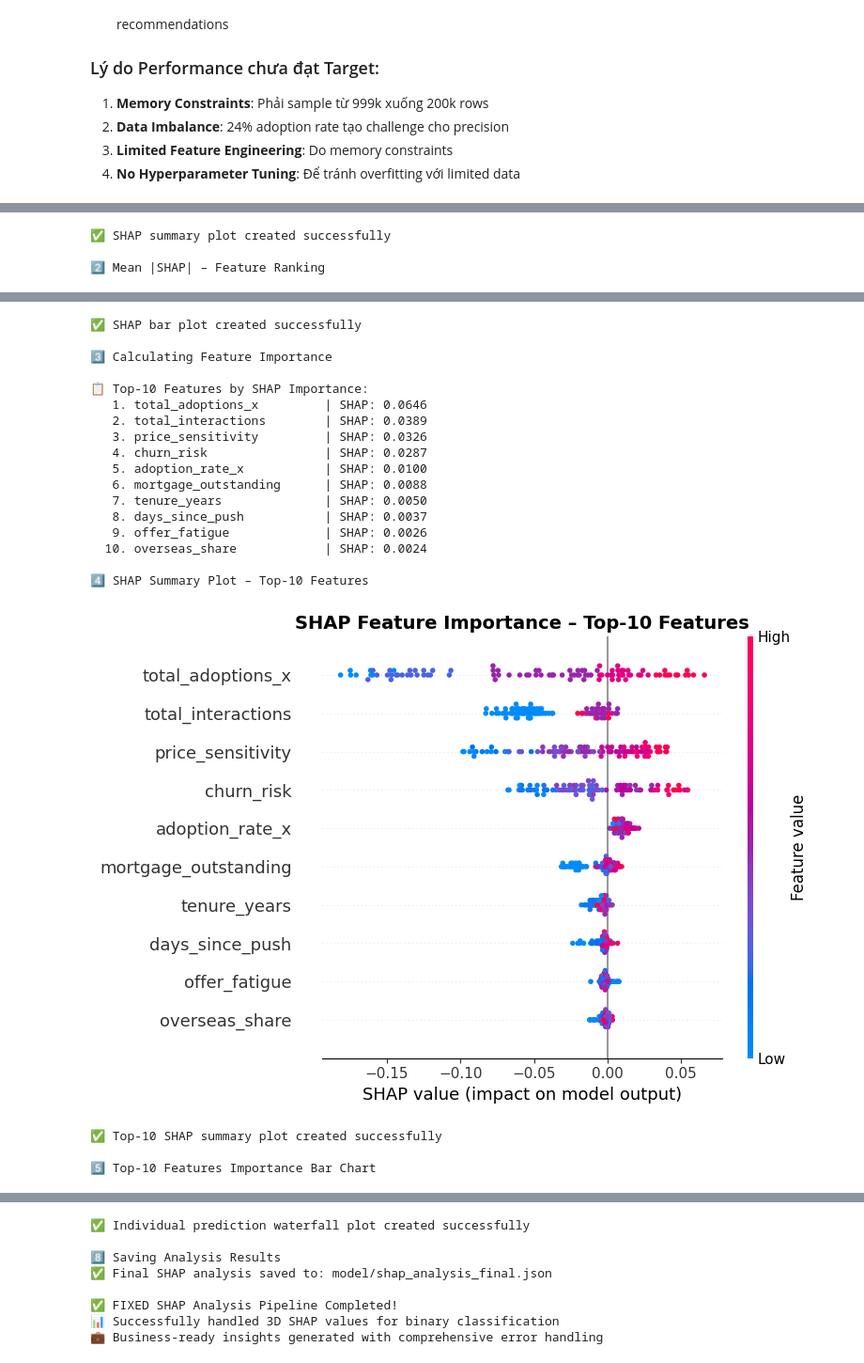
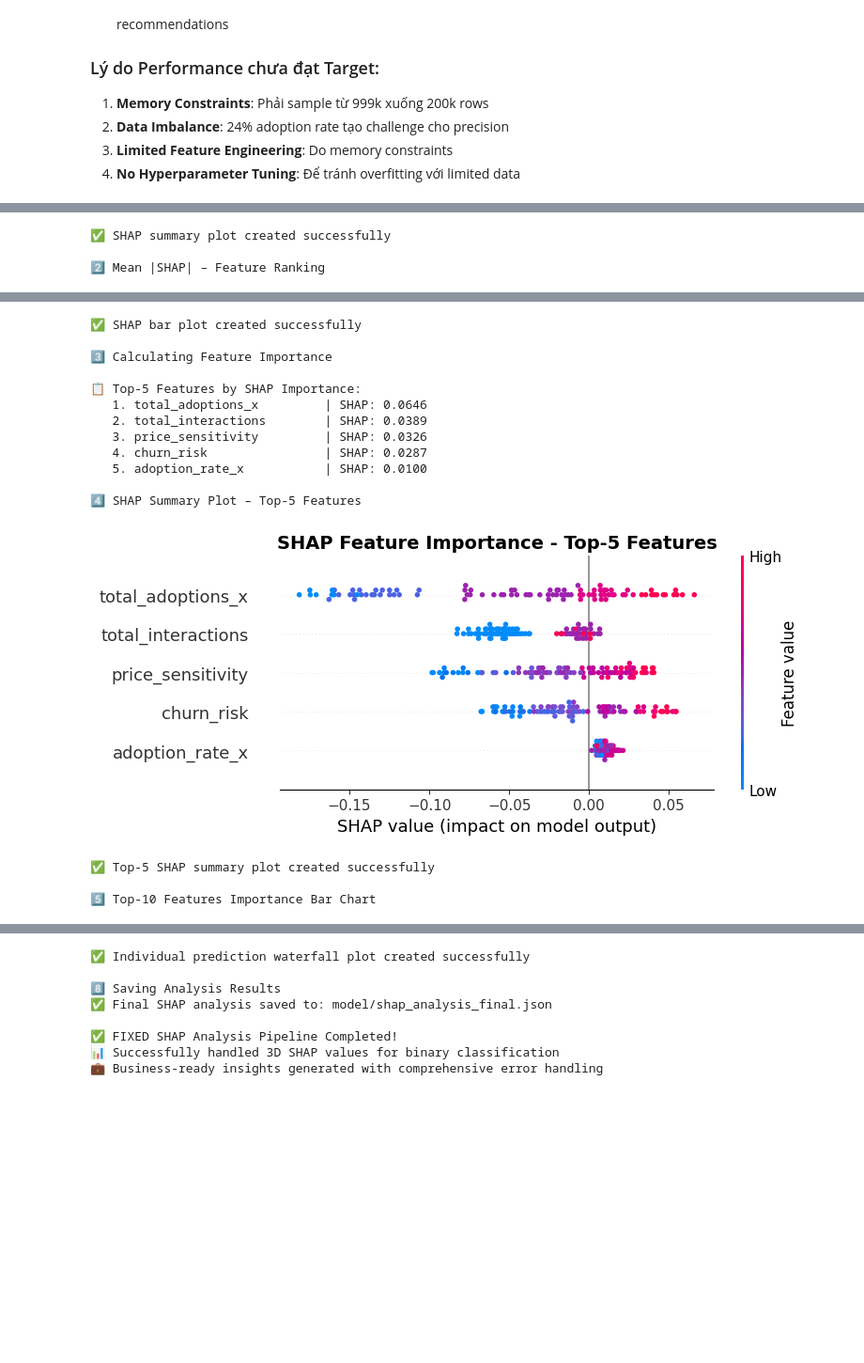
Before and after one commit to kiet21042003/Hack-CX-Hackathon-TCB, a Jupyter notebook: 03_advanced_modeling.ipynb, the cells around one changed output, grey strips where cells are left out. Shown: that part at 94% size. Cells and saved outputs as stored; diff of their text form; code cells hidden in the pictures; blank space fills up the shorter version.

```diff
--- a/03_advanced_modeling.ipynb
+++ b/03_advanced_modeling.ipynb
@@ -1788,9 +2152,11 @@ def generate_production_recommendations(customer_id, model, scaler, products_df,
             product_info = product_details.iloc[0]
 
             # Safely extract product features without causing column errors
-            # product_name = f"Product_{product_id[:8]}"  # Use consistent naming
+            # Get category and tier from product_info
+            category = product_info.get('category', 'Unknown')
+            tier = product_info.get('tier', 'Standard')
             product_name = f"{category} tier {tier}"  # Use consistent naming
-            category = row.get('category', 'Unknown')  # Get from modeling_data instead
+            category = row.get('category', category)  # Get from modeling_data, fallback to product_info
 
             recommendation = {
                 "product_id": product_id,
@@ -2359,14 +2692,14 @@ try:
             "importance": mean_shap_values[:min_length]
         }).sort_values("importance", ascending=False).reset_index(drop=True)
 
-        top_10_features = feature_importance_df.head(10)
+        top_10_features = feature_importance_df.head(5)
 
-        print("\n📋 Top-10 Features by SHAP Importance:")
+        print("\n📋 Top-5 Features by SHAP Importance:")
         for idx, row in top_10_features.iterrows():
             print(f"  {idx+1:2d}. {row['feature']:<25} | SHAP: {row['importance']:.4f}")
 
         # 4. Top-10 features visualization
-        print("\n4️⃣ SHAP Summary Plot – Top-10 Features")
+        print("\n4️⃣ SHAP Summary Plot – Top-5 Features")
         try:
             # Get the actual column indices for top features
             top_10_names = top_10_features['feature'].tolist()
@@ -2384,10 +2717,10 @@ try:
                     feature_names=top_10_feature_names,
                     show=False
                 )
-                plt.title("SHAP Feature Importance – Top-10 Features", fontsize=14, fontweight="bold")
+                plt.title("SHAP Feature Importance - Top-5 Features", fontsize=14, fontweight="bold")
                 plt.tight_layout()
                 plt.show()
-                print("✅ Top-10 SHAP summary plot created successfully")
+                print("✅ Top-5 SHAP summary plot created successfully")
             else:
                 print("❌ Not enough features identified for top-10 plot")
         except Exception as e:
@@ -2572,25 +2905,20 @@ print("💼 Business-ready insights generated with comprehensive error handling"
 ✅ SHAP summary plot created successfully
 
 2️⃣ Mean |SHAP| – Feature Ranking
 [figure]
 ✅ SHAP bar plot created successfully
 
 3️⃣ Calculating Feature Importance
 
-📋 Top-10 Features by SHAP Importance:
+📋 Top-5 Features by SHAP Importance:
    1. total_adoptions_x         | SHAP: 0.0646
    2. total_interactions        | SHAP: 0.0389
    3. price_sensitivity         | SHAP: 0.0326
    4. churn_risk                | SHAP: 0.0287
    5. adoption_rate_x           | SHAP: 0.0100
-   6. mortgage_outstanding      | SHAP: 0.0088
-   7. tenure_years              | SHAP: 0.0050
-   8. days_since_push           | SHAP: 0.0037
-   9. offer_fatigue             | SHAP: 0.0026
-  10. overseas_share            | SHAP: 0.0024
 
-4️⃣ SHAP Summary Plot – Top-10 Features
+4️⃣ SHAP Summary Plot – Top-5 Features
-[figure, old version]
+[figure, new version]
-✅ Top-10 SHAP summary plot created successfully
+✅ Top-5 SHAP summary plot created successfully
 
 5️⃣ Top-10 Features Importance Bar Chart
```
Also changed, not shown: parts of 21 cells of this notebook, 15 other files.
